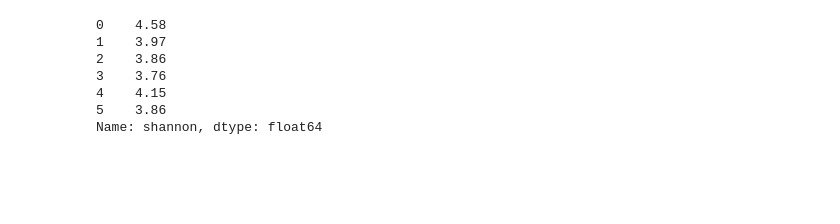
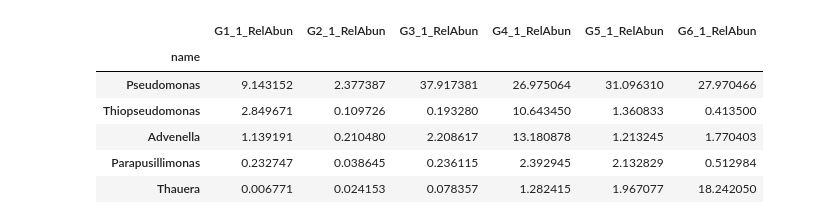
Before and after one commit to juanjo255/MAUS, a Jupyter notebook: utils/plot_bracken.ipynb, the cells around one changed output. Cells and saved outputs as stored; diff of their text form; code cells hidden in the pictures; blank space fills up the shorter version.

```diff
--- a/utils/plot_bracken.ipynb
+++ b/utils/plot_bracken.ipynb
@@ -43,16 +44,6 @@ bracken_file=compute_relative_abun(df=bracken_file, number_samples=number_sample
 from plotly.subplots import make_subplots
 import plotly.graph_objects as go
 import plotly.express as px
-# %%
-alpha_data["shannon"]
-# %% [output]
-0    4.58
-1    3.97
-2    3.86
-3    3.76
-4    4.15
-5    3.86
-Name: shannon, dtype: float64
 # %%
 bracken_file_relative_abun=bracken_file.loc[:,"name":]
 fig = make_subplots(rows=2, cols=1, shared_xaxes=True)
@@ -102,0 +97,14 @@ fig.update_yaxes(dict(title_text="Value", tickmode="linear", tick0=0, dtick=5),
+# %%
+duplicates=bracken_file_relative_abun["name"].duplicated()
+for i in bracken_file_relative_abun[duplicates].index:
+    bracken_file_relative_abun.loc[i,"name"] = bracken_file_relative_abun.loc[i,"name"] + str(i)
+bracken_file_relative_abun.set_index(keys="name",inplace=True)
+bracken_file_relative_abun.head()
+# %% [output]
+|  | G1_1_RelAbun | G2_1_RelAbun | G3_1_RelAbun | G4_1_RelAbun | G5_1_RelAbun | G6_1_RelAbun |
+| name |  |  |  |  |  |  |
+| Pseudomonas | 9.143152 | 2.377387 | 37.917381 | 26.975064 | 31.096310 | 27.970466 |
+| Thiopseudomonas | 2.849671 | 0.109726 | 0.193280 | 10.643450 | 1.360833 | 0.413500 |
+| Advenella | 1.139191 | 0.210480 | 2.208617 | 13.180878 | 1.213245 | 1.770403 |
+| Parapusillimonas | 0.232747 | 0.038645 | 0.236115 | 2.392945 | 2.132829 | 0.512984 |
+| Thauera | 0.006771 | 0.024153 | 0.078357 | 1.282415 | 1.967077 | 18.242050 |
```
Also changed, not shown: parts of 6 cells of this notebook, 1 other file.
